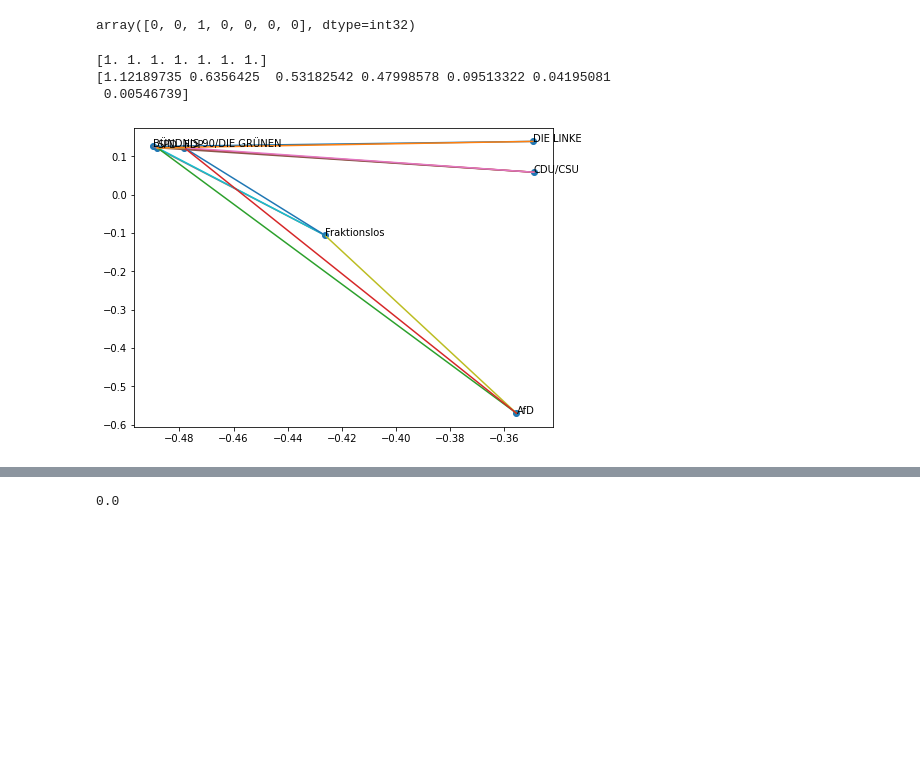
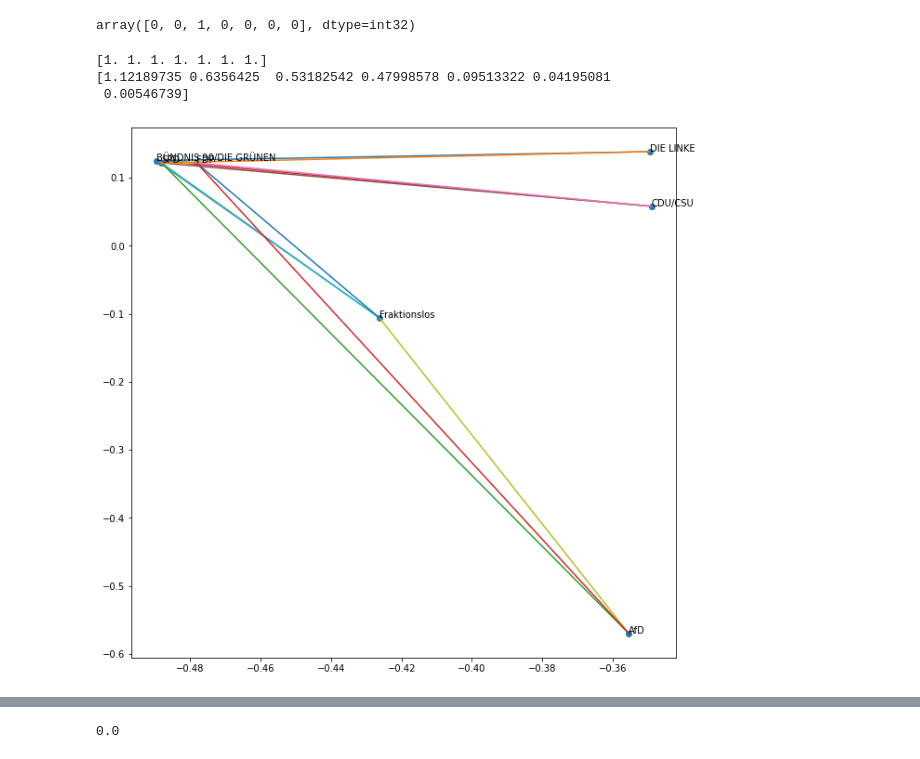
Before and after one commit to sevenbanisch/bundestagsreden, a Jupyter notebook: pipelines_SS22/Sven/kommentare.ipynb, the cells around one changed output, grey strips where cells are left out. Drawn from its saved outputs; the diff is of its cells as text; code cells hidden in the pictures; blank space fills up the shorter version.

```diff
--- a/pipelines_SS22/Sven/kommentare.ipynb
+++ b/pipelines_SS22/Sven/kommentare.ipynb
@@ -206,35 +216,36 @@ print(sum(normed_matrix.T))
 # data = (data - mu)/data.std(axis=0)  # Uncommenting this reproduces mlab.PCA results
 eigenvectors, eigenvalues, V = np.linalg.svd(normed_matrix.T, full_matrices=False)
 #eigenvectors, eigenvalues, V = np.linalg.svd(data, full_matrices=False)
 
 #eigenvalues , eigenvectors = LA.eig(normed_matrix.T)
 
 projected_data = np.dot(normed_matrix, eigenvectors)
 #sum(normed_matrix.T)
 print(eigenvalues)
 
 x = projected_data[:,0]
 y = projected_data[:,1]
 
 fig, ax = plt.subplots()
 ax.scatter(x,y)
 for i, txt in enumerate(party_names):
     ax.annotate(txt, (x[i], y[i]))
 
 for i1, p1 in enumerate(party_names):
     for i2, p2 in enumerate(party_names):
         if normed_matrix[i1,i2] > 0.1:
+            #pass
             ax.plot([x[i1],x[i2]],[y[i1], y[i2]])
 
 #plt.plot(x, y)
 
-fig.set_size_inches(7.5, 5.5)
+fig.set_size_inches(10.5, 10.5)
 plt.show()
 # %% [output]
 [1. 1. 1. 1. 1. 1. 1.]
 [1.12189735 0.6356425  0.53182542 0.47998578 0.09513322 0.04195081
  0.00546739]
-[figure, old version]
+[figure, new version]
 # %%
 from sklearn.manifold import MDS
 
```
Also changed, not shown: parts of 6 cells of this notebook, 15 other files.
